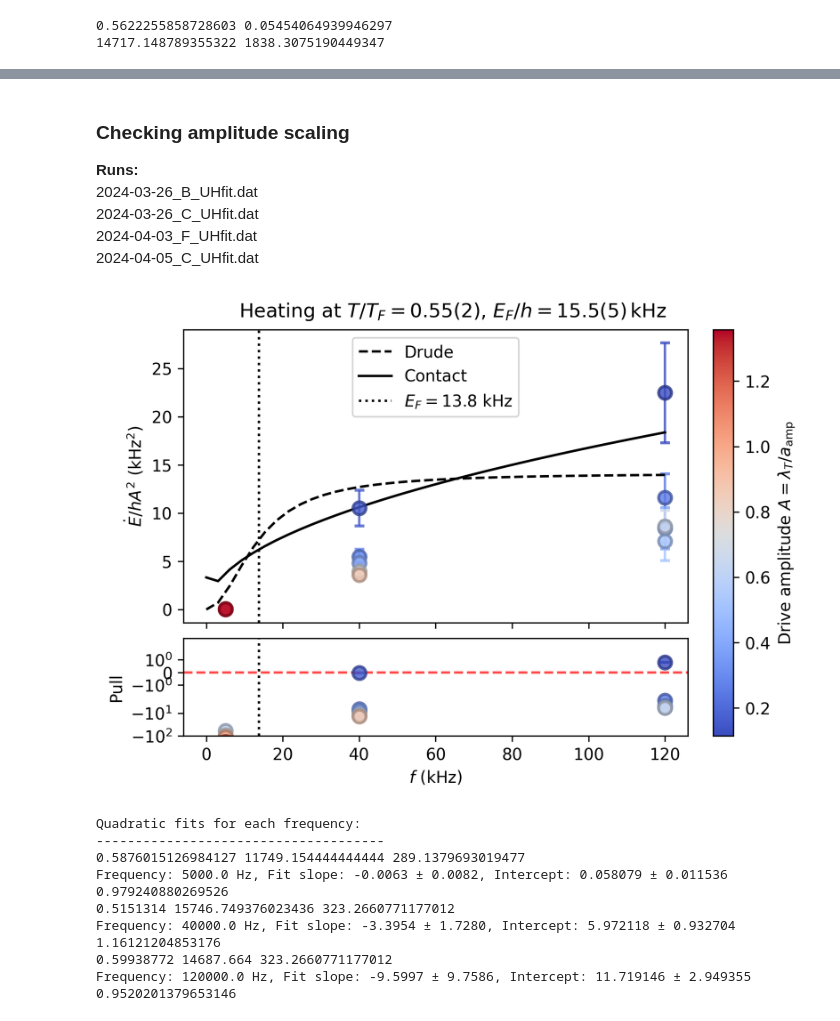
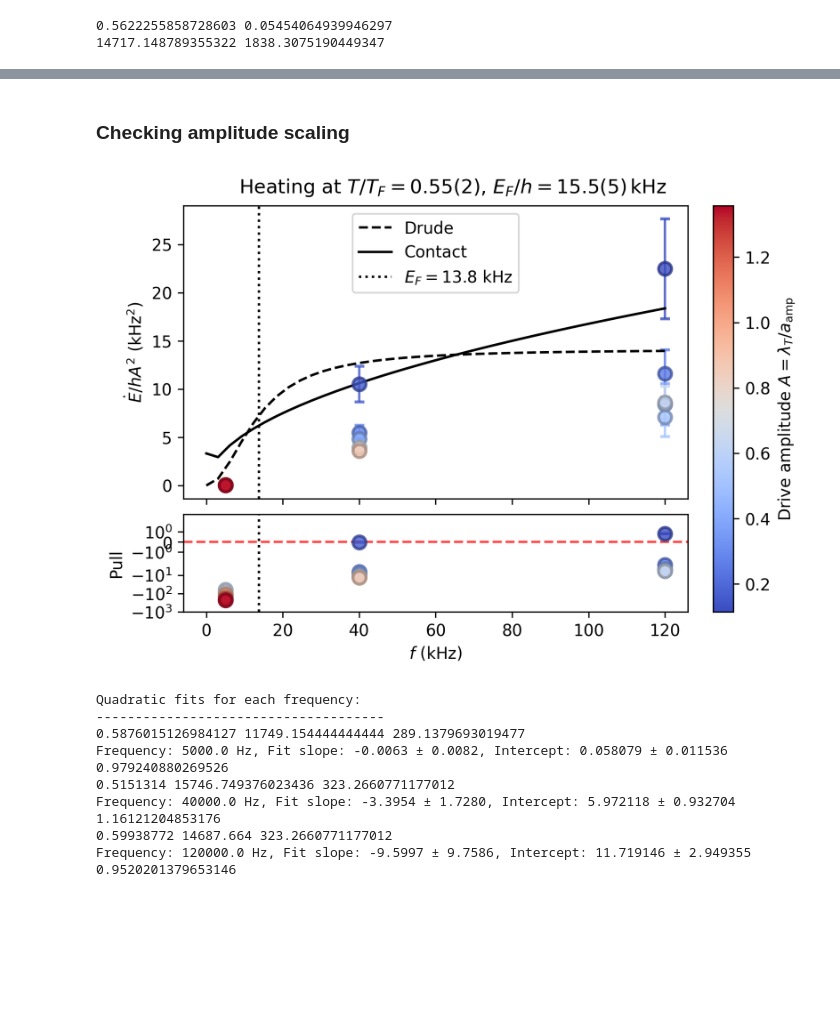
Before and after one commit to uoft-chiplab/Fast-Modulation-Contact-Correlation-Project, a Jupyter notebook: contact_correlations/heating_rate_analysis.ipynb, the cells around one changed output, grey strips where cells are left out. Cells and saved outputs as stored; diff of their text form; code cells hidden in the pictures; blank space fills up the shorter version.

```diff
--- a/contact_correlations/heating_rate_analysis.ipynb
+++ b/contact_correlations/heating_rate_analysis.ipynb
@@ -164,6 +164,8 @@ def kF_from_EF(EF):
 def calculate_heating_rate(group):
     """
     Calculate heating rate from a dataframe containing time and temperature data.
+    Returns a pandas Series with the heating rate, initial and final energies,
+    temperatures, and other relevant parameters.
     """
 
     total_time = group['time'].max() + group['wait_time'].min()
@@ -223,6 +225,7 @@ results_list = [df.groupby(['freq', 'amplitude', 'filename']).apply(calculate_he
 
 results_df = pd.concat(results_list, axis=0).reset_index()
 
+# Calculate other parameters
 results_df['Bamp'], _ = Bamp_from_Vpp(results_df['amplitude'], results_df['freq'])
 results_df['inv_a_amp'] = inv_a_amp_from_Vpp(results_df['B'], results_df['amplitude'], results_df['freq'])
 results_df['lambda_T'] = np.sqrt(hbar/(mK*results_df['Ti']))  # Assumes T is in Hz
@@ -245,7 +248,7 @@ results_df['e_delta_E'] = np.sqrt(results_df['e_Ef']**2 + results_df['e_Ei']**2)
 results_df['delta_E_over_E'] = results_df['delta_E'] / results_df['Ei']
 results_df['e_delta_E_over_E'] = results_df['e_delta_E'] / results_df['Ei']  # This is close but not fully accurate
 
-# Calculate heating rate with ampiltude removed for comparison
+# Calculate heating rate/ampiltude^2 for comparison between datasets
 results_df['norm_heating_rate'] = results_df['heating_rate'] / results_df.A**2
 results_df['e_norm_heating_rate'] = results_df['norm_heating_rate'] * np.sqrt((results_df['e_heating_rate']/results_df['heating_rate'])**2 \
                                                 + (2*results_df.e_A/results_df.A)**2)
@@ -731,10 +720,5 @@ plt.show()
 # %% [markdown]
 ### Checking amplitude scaling
-**Runs:** \
-2024-03-26_B_UHfit.dat \
-2024-03-26_C_UHfit.dat \
-2024-04-03_F_UHfit.dat \
-2024-04-05_C_UHfit.dat
 # %%
 df = results_df.copy()
 
@@ -803,35 +787,35 @@ for row in df_plot.itertuples():
         alpha=0.8,
         markeredgewidth=1.8,
         markersize=8,
     )
 
 ax_res.set_xlabel(r'$f$ (kHz)')
 ax_res.set_ylabel('Pull')
-ax_res.set(yscale='symlog', ylim=(-100, 5))
+ax_res.set(yscale='symlog', ylim=(-1000, 5))
 ax_main.set_ylabel(r'$\dot{E}/hA^2$ (kHz$^2$)')
 
 ax_main.plot(TUG.nus/1e3, TUG.Edot_drude/TUG.Ns/2/1e6, 'k--', label='Drude')
 ax_main.plot(TUG.nus/1e3, TUG.Edot_contact/TUG.Ns/2/1e6, 'k-', label='Contact')
 ax_main.axvline(x=TUG.EF/1e3, color='k', linestyle=':',
                 label=r'$E_F = $'+f'{TUG.EF/1e3:.1f} kHz')
 ax_res.axvline(x=TUG.EF/1e3, color='k', linestyle=':')
 
 ax_main.legend()
 
 ax_res.axhline(y=0, color='r', linestyle='--', alpha=0.7)
 
 sm = cm.ScalarMappable(norm=norm, cmap=cmap)
 sm.set_array([])
 cbar = fig.colorbar(sm, ax=[ax_main, ax_res], orientation='vertical')
 cbar.set_label(r'Drive amplitude $A = \lambda_T/a_\mathrm{amp}$')
 
 # fig.savefig('figures/heating_rate_vs_frequency.pdf', dpi=300, bbox_inches='tight')
 
 fig.suptitle(r'Heating at $T/T_F = 0.55(2)$, $E_F/h=15.5(5)\,$kHz', fontsize=12, y=1.05)
 
 plt.show()
 # %% [output]
-[figure, old version]
+[figure, new version]
 # %%
 # Set font size back to default
 plt.rcParams.update({'font.size': 10})
```
Also changed, not shown: parts of 6 cells of this notebook.
